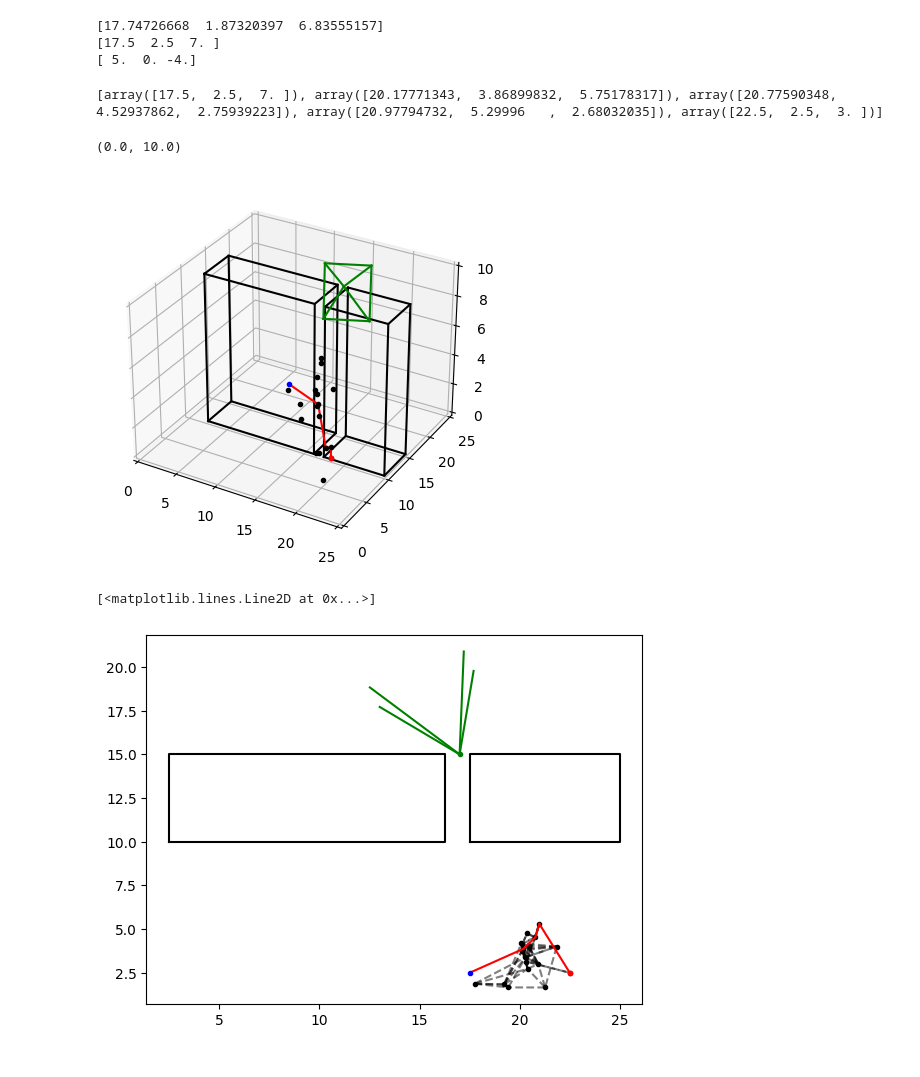
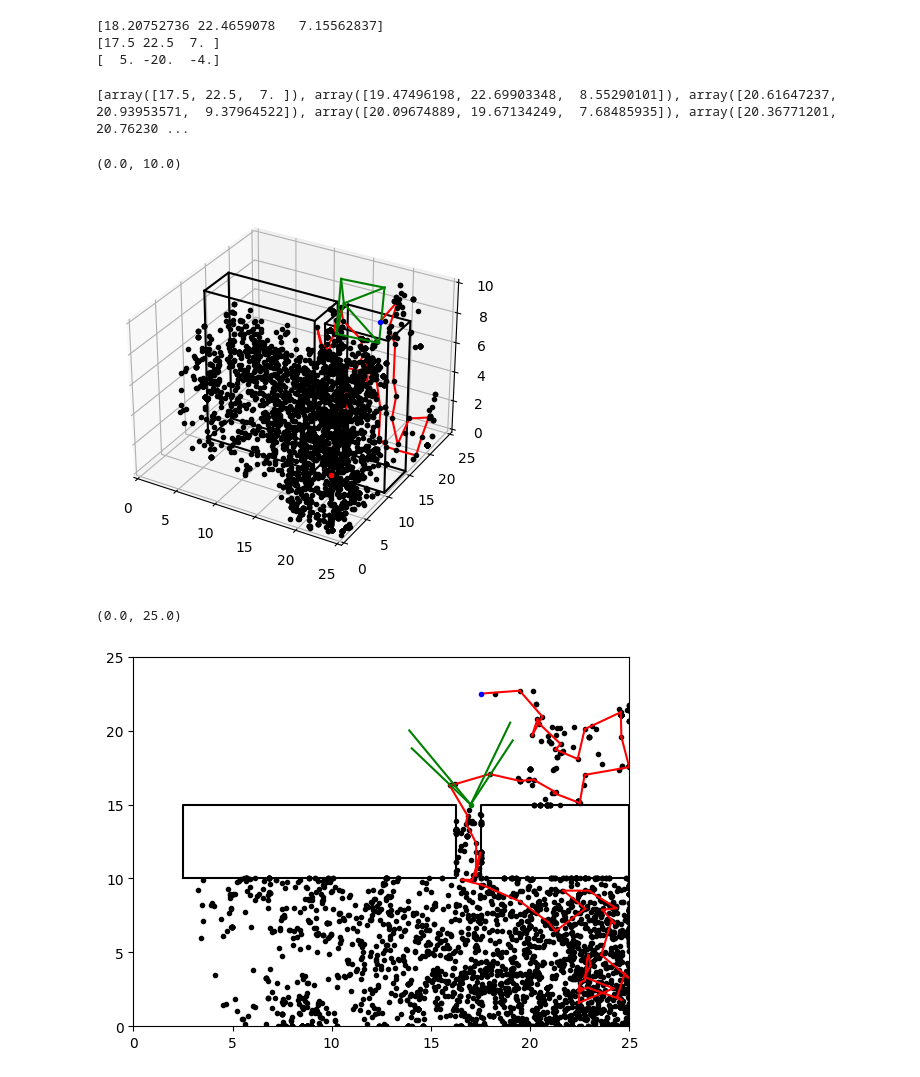
Before and after one commit to jeffersonkim97/cognis_UAM, a Jupyter notebook: script/3D/3DRRT.ipynb, the cells around one changed output. Saved outputs shown, nothing was run; the diff lists cells and outputs as text; code cells hidden in the pictures.

```diff
--- a/script/3D/3DRRT.ipynb
+++ b/script/3D/3DRRT.ipynb
@@ -31,7 +31,7 @@ building['1'] = building1
 # %%
 # Start, Goal
 x0 = np.array([9*2.5, 1*2.5, 3])
-xf = np.array([7*2.5, 1*2.5, 7])
+xf = np.array([7*2.5, 9*2.5, 7])
 tol = 1.5
 trange = 1
 # %%
@@ -450,10 +450,11 @@ while True:
 
     # Rewiring
     qnew_cost = distance(qnew, qnear)
-    radius = 100
+    radius = 20
     qbest, qneighbors = findNeighbors(G, qnew, radius)
     G['edge'].append((qnew, qbest))
 
+    # Fix: Is neighbor checked for availability at that time?
     old_cost = distance(G['node'][qneighbors[0]], qnear)
     for q in qneighbors:
         neighbor = G['node'][q]
@@ -477,8 +478,8 @@ while True:
         print('Destination Reached')
         break
 
-    if counter == 500:
-        break
+    """if counter == 500:
+        break"""
 # %% [output]
 1
 2
@@ -503,9 +503,9 @@ print(G['edge'][-1][1])
 print(xf)
 print(G['node'][0] - xf)
 # %% [output]
-[17.74726668  1.87320397  6.83555157]
-[17.5  2.5  7. ]
-[ 5.  0. -4.]
+[18.20752736 22.4659078   7.15562837]
+[17.5 22.5  7. ]
+[  5. -20.  -4.]
 # %%
 #Finding Path from xf
 
@@ -518,12 +518,12 @@ while True:
     Gedge = G['edge']
 
     dist_check_vec = []
-    for i in range(len(Gnode)):
-        dx = Gnode[i] - xcheck
+    for i in range(len(Gedge)):
+        dx = Gedge[i][1] - xcheck
         dist_check = np.sqrt(dx[0]**2 + dx[1]**2 + dx[2]**2)
         dist_check_vec.append(dist_check)
     closest = dist_check_vec.index(min(dist_check_vec))
-    xcheck = Gedge[closest-1][0]
+    xcheck = Gedge[closest][0]
     path.append(xcheck)
     kounter += 1
 
@@ -532,7 +532,7 @@ while True:
 
 print(path)
 # %% [output]
-[array([17.5,  2.5,  7. ]), array([20.17771343,  3.86899832,  5.75178317]), array([20.77590348,  4.52937862,  2.75939223]), array([20.97794732,  5.29996   ,  2.68032035]), array([22.5,  2.5,  3. ])]
+[array([17.5, 22.5,  7. ]), array([19.47496198, 22.69903348,  8.55290101]), array([20.61647237, 20.93953571,  9.37964522]), array([20.09674889, 19.67134249,  7.68485935]), array([20.36771201, 20.76230 ...
 # %%
 from mpl_toolkits import mplot3d
 from mpl_toolkits.mplot3d import Axes3D
@@ -588,7 +588,7 @@ ax.set_ylim(map_size[2], map_size[3])
 ax.set_zlim(map_size[4], map_size[5])
 # %% [output]
 (0.0, 10.0)
-[figure, old version]
+[figure, new version]
 # %%
 fig = plt.figure()
 ax = plt.axes()
@@ -603,36 +603,36 @@ for nb in range(building['nb']):
             by.append(b[i][1])
         else:
             bx.append(b[i-len(b)][0])
             by.append(b[i-len(b)][1])
     ax.plot(bx, by, '-k')
 
 for kk in range(len(G['node'])):
     qcurr = G['node'][kk]
     ax.plot(qcurr[0], qcurr[1], '.k')
 for kk in range(len(G['edge'])):
     edgecurr = G['edge'][kk]
-    ax.plot([edgecurr[0][0], edgecurr[1][0]], [edgecurr[0][1], edgecurr[1][1]], '--k', alpha=0.5)
+    #ax.plot([edgecurr[0][0], edgecurr[1][0]], [edgecurr[0][1], edgecurr[1][1]], '--k', alpha=0.5)
 
 if path is not None:
     for kkk in range(len(path)-1):
         ax.plot([path[kkk][0], path[kkk+1][0]], [path[kkk][1], path[kkk+1][1]], '-r')
 
 camera_vertex = cam0.get_vertex(currentTime)
 for i in range(4):
     temp = camera_vertex[str(i)]
 
     if i == 3:
         tempt = camera_vertex[str(0)]
     else:
         tempt = camera_vertex[str(i+1)]
     ax.plot([cam_pos[0], temp[0][0]], [cam_pos[1], temp[1][0]], '-g')
 
 ax.plot(cam_pos[0], cam_pos[1], '.g')
 ax.plot(x0[0], x0[1], '.r')
 ax.plot(xf[0], xf[1], '.b')
-#ax.set_xlim(map_size[0], map_size[1])
-#ax.set_ylim(map_size[2], map_size[3])
+ax.set_xlim(map_size[0], map_size[1])
+ax.set_ylim(map_size[2], map_size[3])
 # %% [output]
-[<matplotlib.lines.Line2D at 0x...>]
+(0.0, 25.0)
-[figure, old version]
+[figure, new version]
 # %%
```
Also changed, not shown: parts of 7 cells of this notebook, 1 other file.
